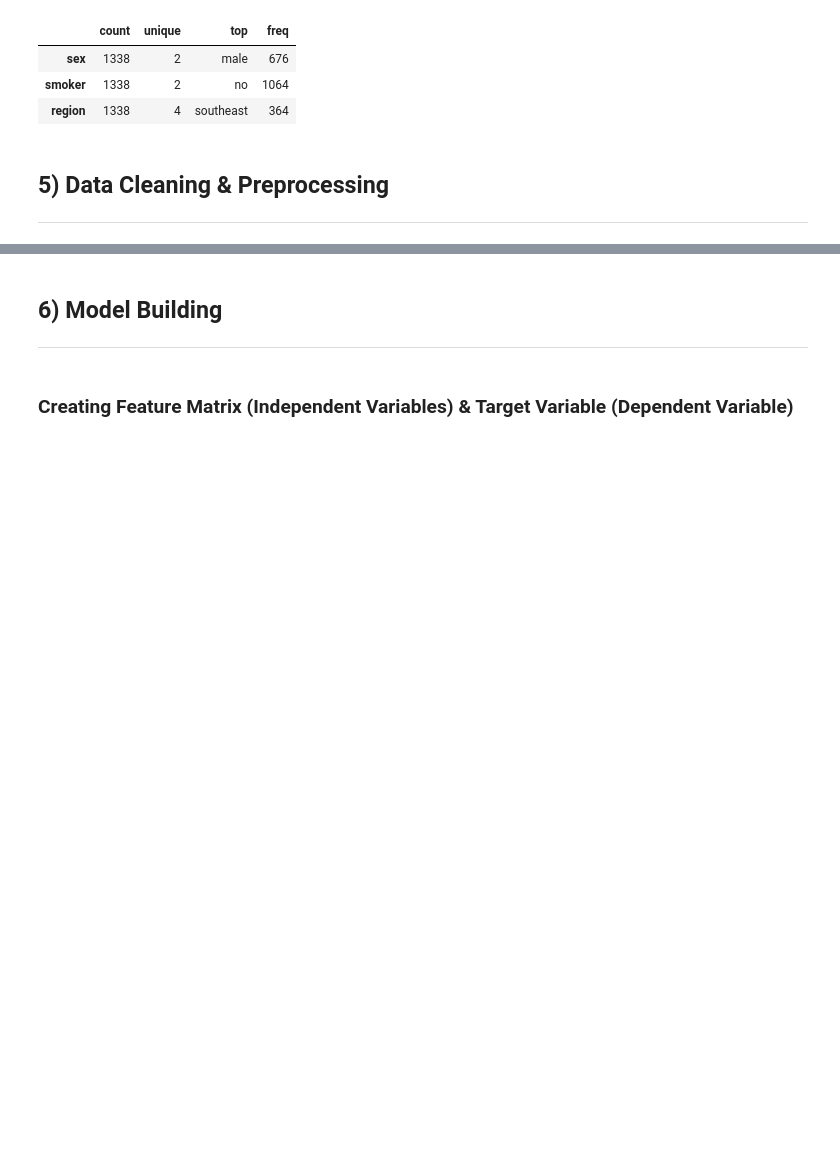
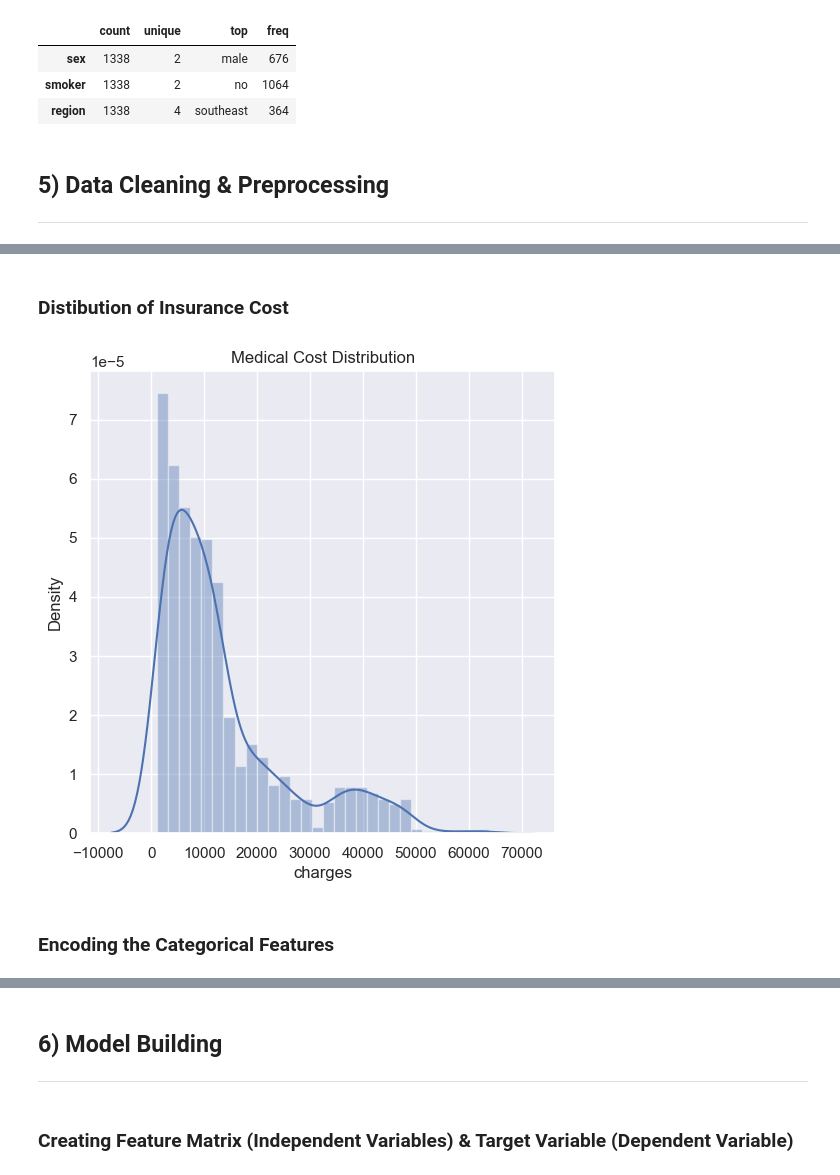
Before and after one commit to manishkr1754/30_Days_30_ML_Projects_Challenge, a Jupyter notebook: Day11_Project11_Medical Insurance Cost Prediction.ipynb, the cells around one changed output, grey strips where cells are left out. Cells and saved outputs as stored; diff of their text form; code cells hidden in the pictures; blank space fills up the shorter version.

```diff
--- a/Day11_Project11_Medical Insurance Cost Prediction.ipynb
+++ b/Day11_Project11_Medical Insurance Cost Prediction.ipynb
@@ -197,0 +233,11 @@ Name: count, dtype: int64
+# %% [markdown]
+### Distibution of Insurance Cost
+# %%
+plt.figure(figsize=(6,6))
+sns.distplot(medical_insurance_df['charges'])
+plt.title('Medical Cost Distribution')
+plt.show()
+# %% [output]
+[figure, added]
+# %% [markdown]
+### Encoding the Categorical Features
```
Also changed, not shown: parts of 27 cells of this notebook.
